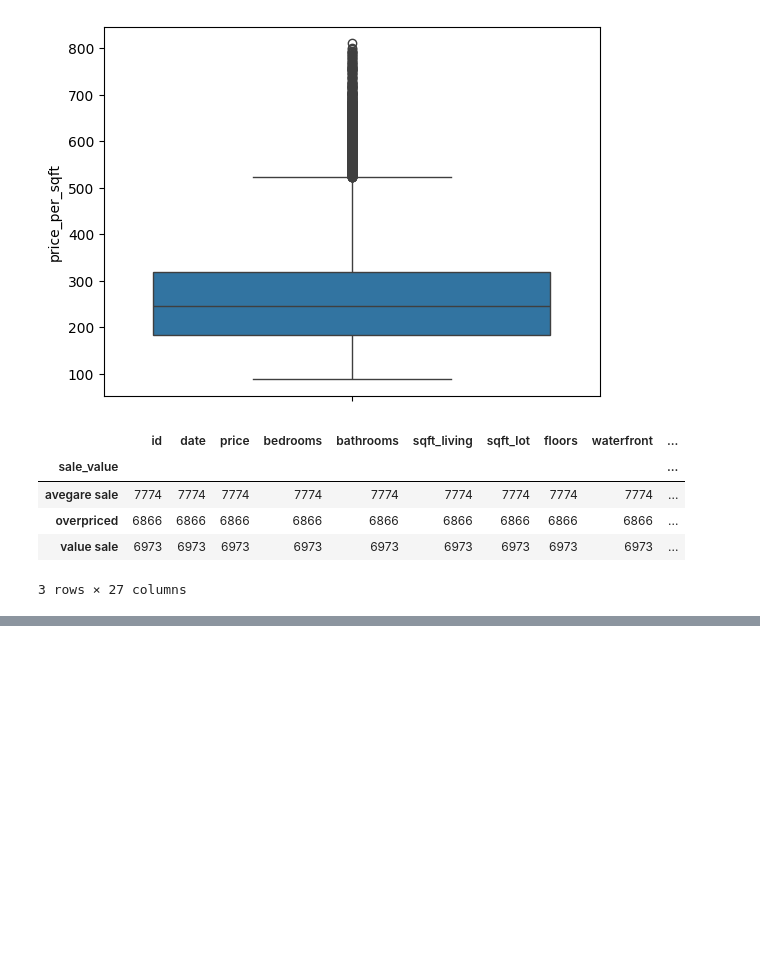
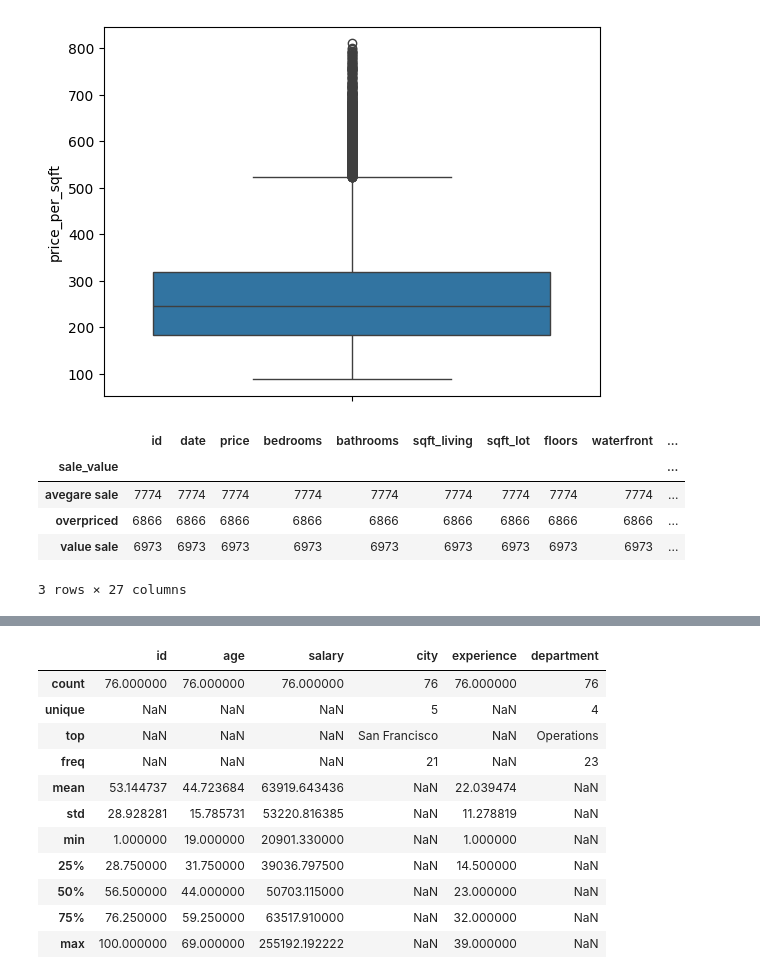
Before and after one commit to delinai/schulich_ds1_2024, a Jupyter notebook: class3_6110T.ipynb, the cells around one changed output, grey strips where cells are left out. Saved outputs shown, nothing was run; the diff lists cells and outputs as text; code cells hidden in the pictures; blank space fills up the shorter version.

```diff
--- a/class3_6110T.ipynb
+++ b/class3_6110T.ipynb
@@ -221,0 +355,16 @@ df.groupby('sale_value').count()
+# %%
+# example of dropping data points
+df2.dropna().describe(include='all')
+# %% [output]
+|  | id | age | salary | city | experience | department |
+| count | 76.000000 | 76.000000 | 76.000000 | 76 | 76.000000 | 76 |
+| unique | NaN | NaN | NaN | 5 | NaN | 4 |
+| top | NaN | NaN | NaN | San Francisco | NaN | Operations |
+| freq | NaN | NaN | NaN | 21 | NaN | 23 |
+| mean | 53.144737 | 44.723684 | 63919.643436 | NaN | 22.039474 | NaN |
+| std | 28.928281 | 15.785731 | 53220.816385 | NaN | 11.278819 | NaN |
+| min | 1.000000 | 19.000000 | 20901.330000 | NaN | 1.000000 | NaN |
+| 25% | 28.750000 | 31.750000 | 39036.797500 | NaN | 14.500000 | NaN |
+| 50% | 56.500000 | 44.000000 | 50703.115000 | NaN | 23.000000 | NaN |
+| 75% | 76.250000 | 59.250000 | 63517.910000 | NaN | 32.000000 | NaN |
+| max | 100.000000 | 69.000000 | 255192.192222 | NaN | 39.000000 | NaN |
```
Also changed, not shown: parts of 24 cells of this notebook.
